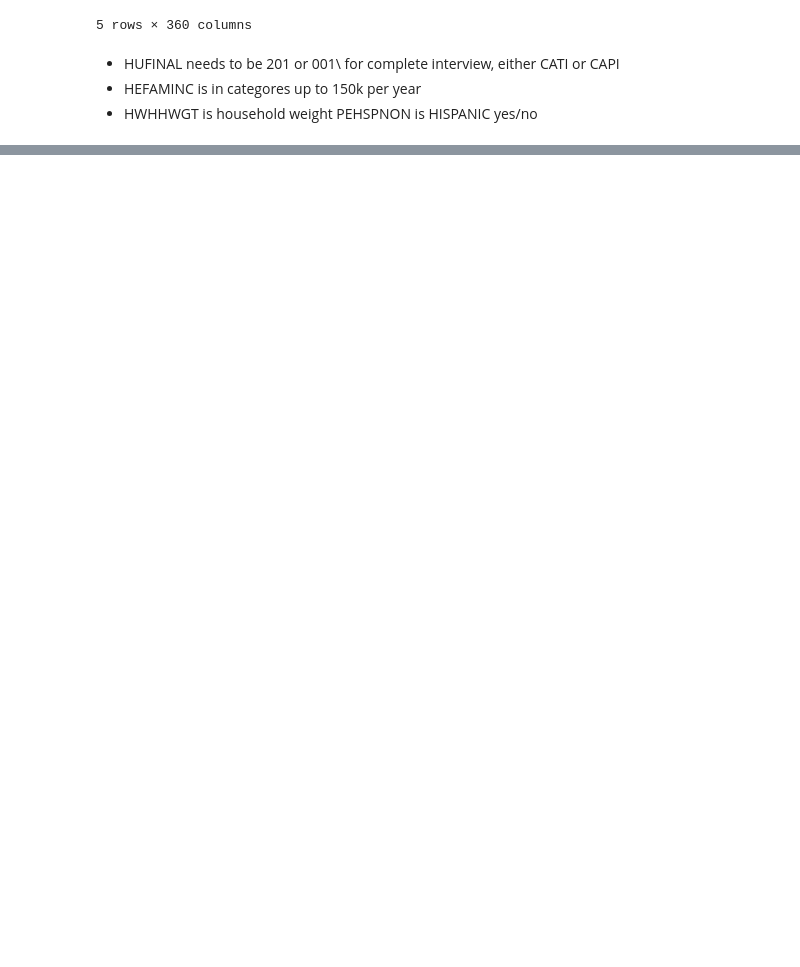
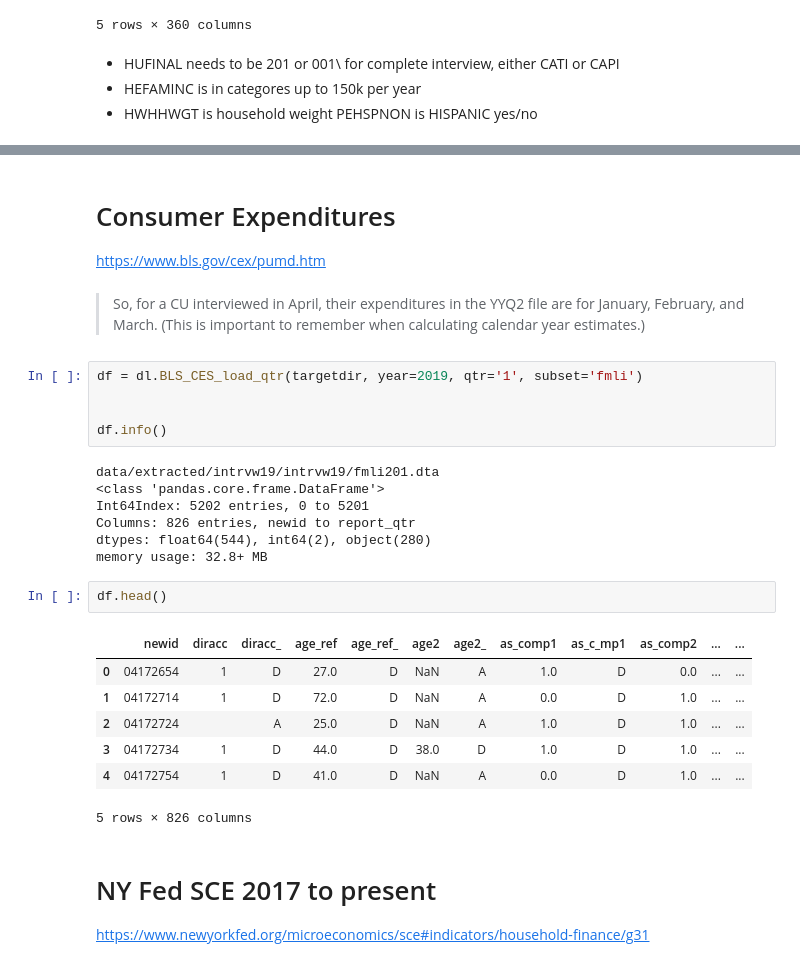
Before and after one commit to danvalen1/Consumer-finance, a Jupyter notebook: dataloading.ipynb, the cells around one changed output, grey strips where cells are left out. Saved outputs shown, nothing was run; the diff lists cells and outputs as text; blank space fills up the shorter version.

```diff
--- a/dataloading.ipynb
+++ b/dataloading.ipynb
@@ -273,0 +290,32 @@ the string values returned are correct.
+# %% [markdown]
+# Consumer Expenditures
+
+https://www.bls.gov/cex/pumd.htm
+# %% [markdown]
+> So, for a CU interviewed in April, their expenditures in the YYQ2 file are for January, February, and March. (This is important to remember when calculating calendar year estimates.)
+# %%
+df = dl.BLS_CES_load_qtr(targetdir, year=2019, qtr='1', subset='fmli')
+
+
+df.info()
+# %% [output]
+data/extracted/intrvw19/intrvw19/fmli201.dta
+<class 'pandas.core.frame.DataFrame'>
+Int64Index: 5202 entries, 0 to 5201
+Columns: 826 entries, newid to report_qtr
+dtypes: float64(544), int64(2), object(280)
+memory usage: 32.8+ MB
+# %%
+df.head()
+# %% [output]
+|  | newid | diracc | diracc_ | age_ref | age_ref_ | age2 | age2_ | as_comp1 | as_c_mp1 | as_comp2 | ... | ... |
+| 0 | 04172654 | 1 | D | 27.0 | D | NaN | A | 1.0 | D | 0.0 | ... | ... |
+| 1 | 04172714 | 1 | D | 72.0 | D | NaN | A | 0.0 | D | 1.0 | ... | ... |
+| 2 | 04172724 |  | A | 25.0 | D | NaN | A | 1.0 | D | 1.0 | ... | ... |
+| 3 | 04172734 | 1 | D | 44.0 | D | 38.0 | D | 1.0 | D | 1.0 | ... | ... |
+| 4 | 04172754 | 1 | D | 41.0 | D | NaN | A | 0.0 | D | 1.0 | ... | ... |
+5 rows × 826 columns
+# %% [markdown]
+# NY Fed SCE 2017 to present
+
+https://www.newyorkfed.org/microeconomics/sce#indicators/household-finance/g31
```
Also changed, not shown: parts of 17 cells of this notebook, 39 other files.
